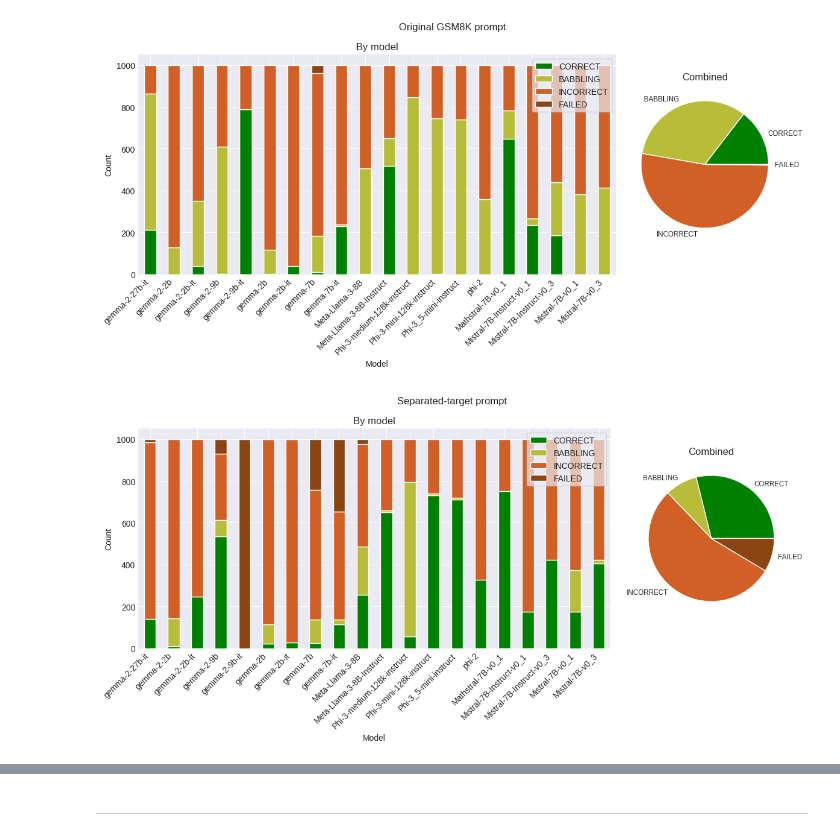
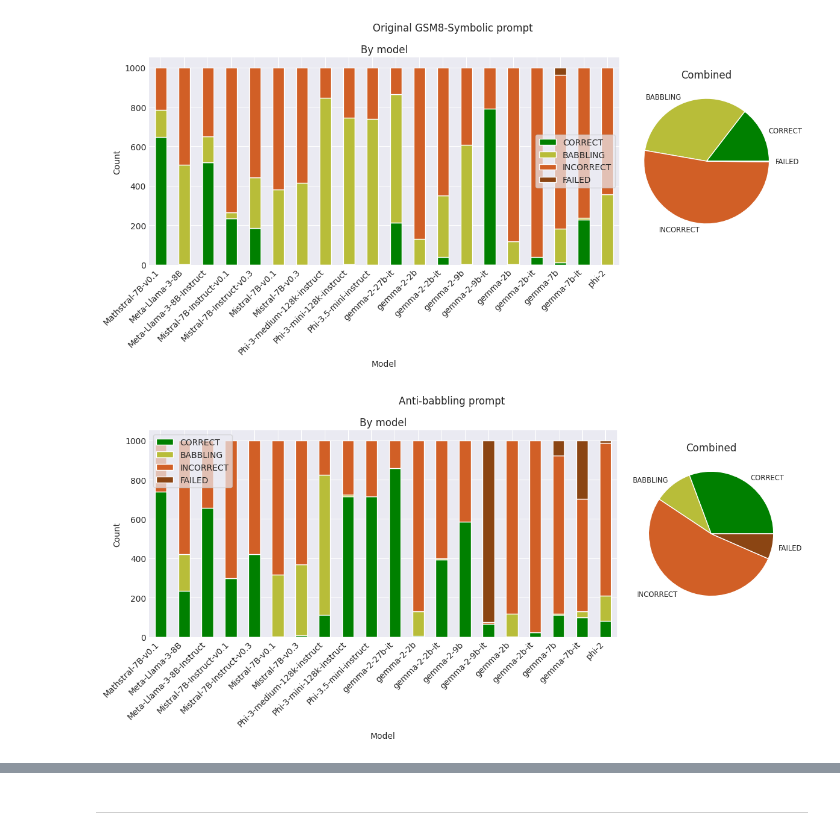
Before and after one commit to the-mysh/gsm-symbolic-benchmarking, a Jupyter notebook: notebooks/results_pres/2025-12-15.ipynb, the cells around one changed output, grey strips where cells are left out. Drawn from its saved outputs; the diff is of its cells as text; code cells hidden in the pictures.

Commit message:
Added notes to results notebook 3

```diff
--- a/notebooks/results_pres/2025-12-15.ipynb
+++ b/notebooks/results_pres/2025-12-15.ipynb
@@ -10,7 +13,7 @@ plt.style.use('seaborn-v0_8-darkgrid')
 # %%
 pp = Path("../../../../data/gsm-symbolic/outputs").resolve()
 p_standard = pp / "mini_20x50x4__14_11/final"
-p_sep = pp / 'separated_targets_20x50x4__26_11/final'
+p_sep = pp / 'mini_sep_new__20x50__20_12/final'
 p_code = pp / 'mini_code_output_20x50__05_12/final'
 # %%
 mres_standard = MultiVariantMultiModelResultsAnalyser(p_standard)
@@ -43,11 +28,11 @@ def print_qq(qq):
 # %%
-_ = mres_standard.variants['main'].plot_result_class_by_model("Original GSM8K prompt")
+_ = mres_standard.variants['main'].plot_result_class_by_model("Original GSM8-Symbolic prompt")
 # %% [output]
-[figure, old version]
+[figure, new version]
 # %%
-_ = mres_sep.variants['main'].plot_result_class_by_model(title='Separated-target prompt')
+_ = mres_sep.variants['main'].plot_result_class_by_model(title='Anti-babbling prompt')
 # %% [output]
-[figure, old version]
+[figure, new version]
 # %%
 _ = mres_code.variants['main'].plot_result_class_by_model(title='Code prompt')
 # %% [output]
```
Also changed, not shown: parts of 26 cells of this notebook, 1 other file.
